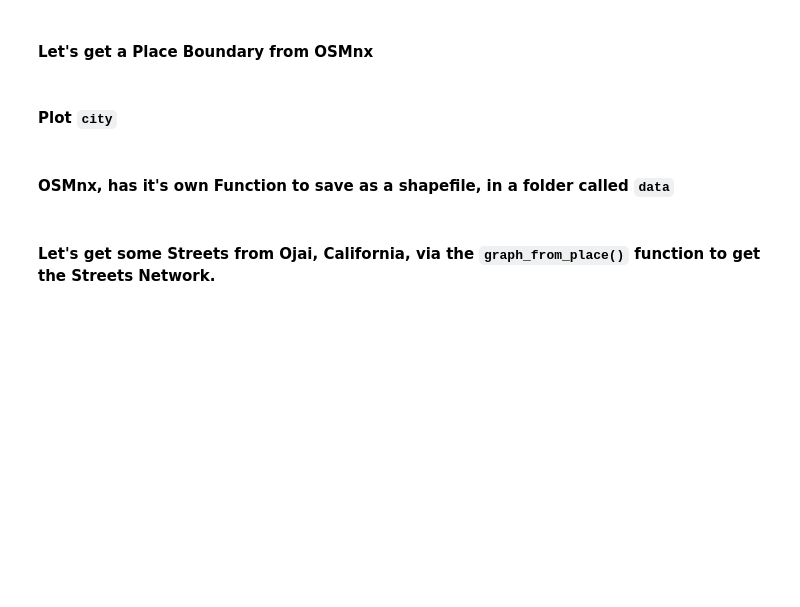
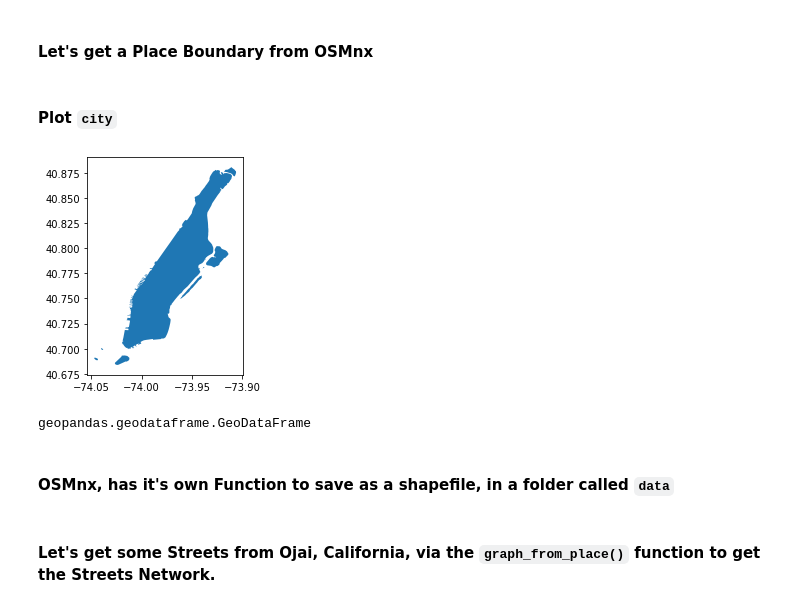
Before and after one commit to katkim0307/pratt-savi-810-2020-03-lesson_08, a Jupyter notebook: lesson_08.ipynb, the cells around one changed output. Drawn from its saved outputs; the diff is of its cells as text; code cells hidden in the pictures; blank space fills up the shorter version.

```diff
--- a/lesson_08.ipynb
+++ b/lesson_08.ipynb
@@ -286,5 +462,15 @@ ox.__version__
 #### Let's get a Place Boundary from OSMnx
 # %%
 # get the boundary polygon for manhattan, save it as a shapefile, project it to UTM, and plot it
+
+city = ox.gdf_from_place('Manhattan, New York, New York, USA')
 # %% [markdown]
 #### Plot `city`
+# %%
+city.plot();
+# %% [output]
+[figure, added]
+# %%
+type(city)
+# %% [output]
+geopandas.geodataframe.GeoDataFrame
```
Also changed, not shown: parts of 49 cells of this notebook, 6 other files.
